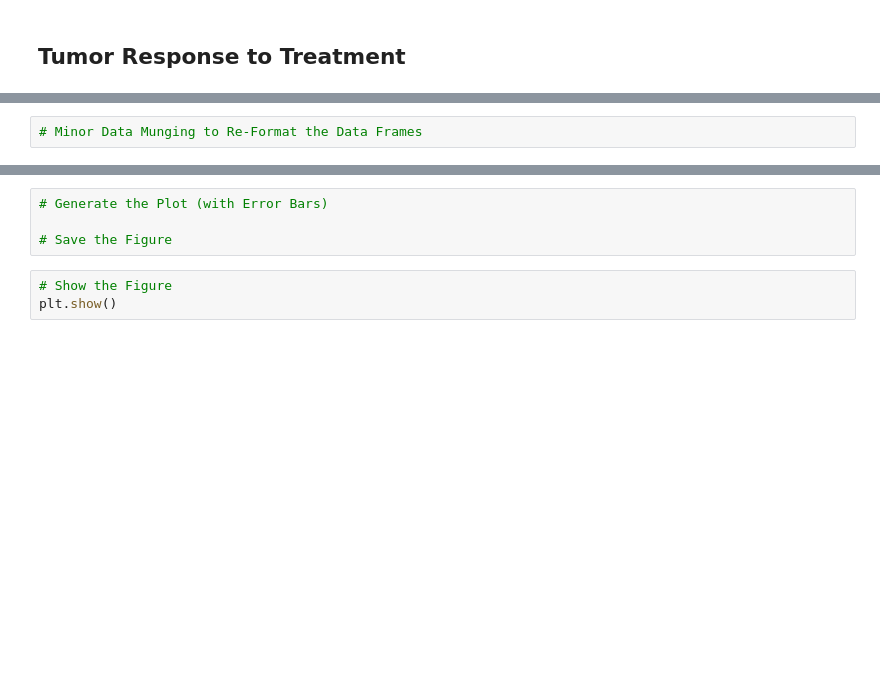
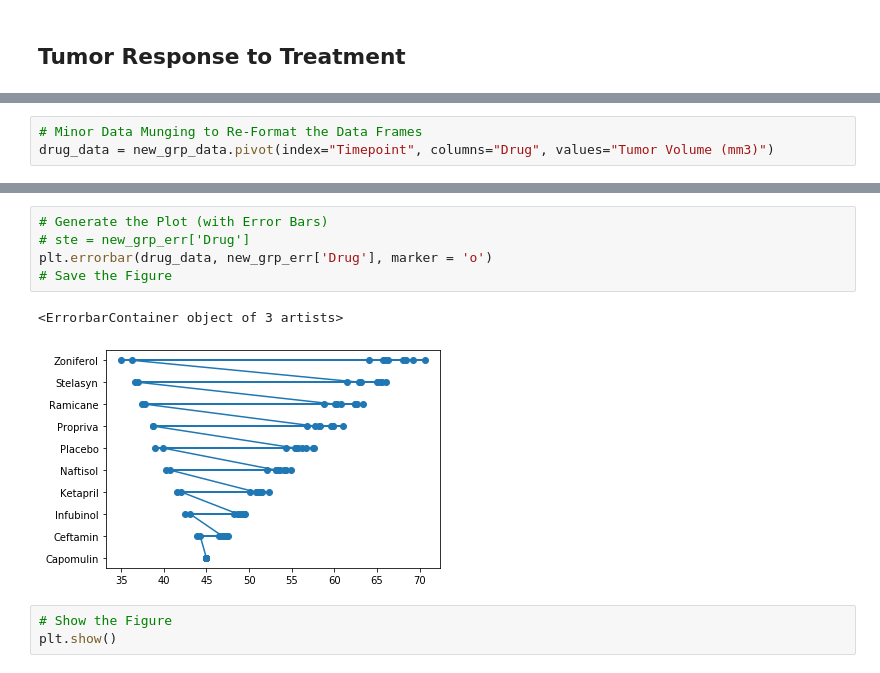
Before and after one commit to alvinochieng/Matplotlib_challenge, a Jupyter notebook: Pymaceuticals/pymaceuticals_starter.ipynb, the cells around one changed output, grey strips where cells are left out. Cells and saved outputs as stored; diff of their text form; blank space fills up the shorter version.

```diff
--- a/Pymaceuticals/pymaceuticals_starter.ipynb
+++ b/Pymaceuticals/pymaceuticals_starter.ipynb
@@ -105,4 +99,5 @@ grp_err
 # %%
 # Minor Data Munging to Re-Format the Data Frames
+drug_data = new_grp_data.pivot(index="Timepoint", columns="Drug", values="Tumor Volume (mm3)")
 # %%
 # Preview that Reformatting worked
@@ -109,7 +118,11 @@ grp_err
 # %%
 # Generate the Plot (with Error Bars)
-
+# ste = new_grp_err['Drug']
+plt.errorbar(drug_data, new_grp_err['Drug'], marker = 'o')
 # Save the Figure
+# %% [output]
+<ErrorbarContainer object of 3 artists>
+[figure, added]
 # %%
 # Show the Figure
 plt.show()
```
Also changed, not shown: parts of 12 cells of this notebook.
